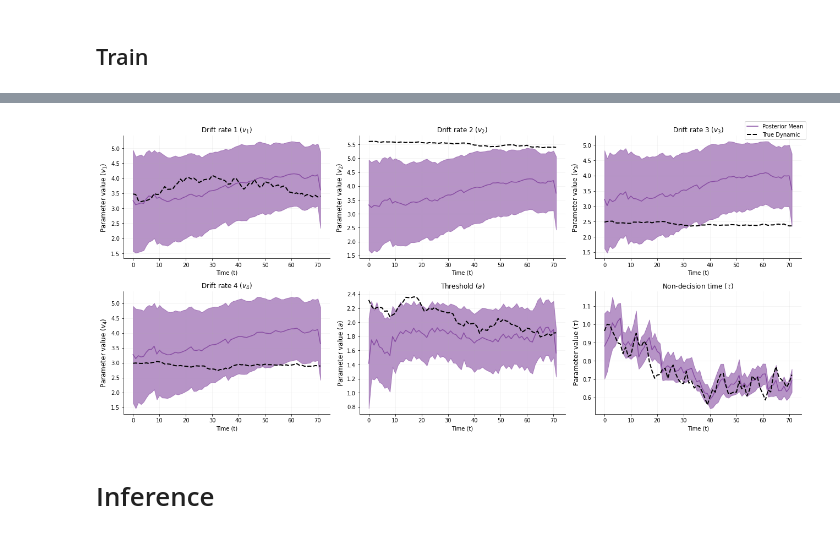
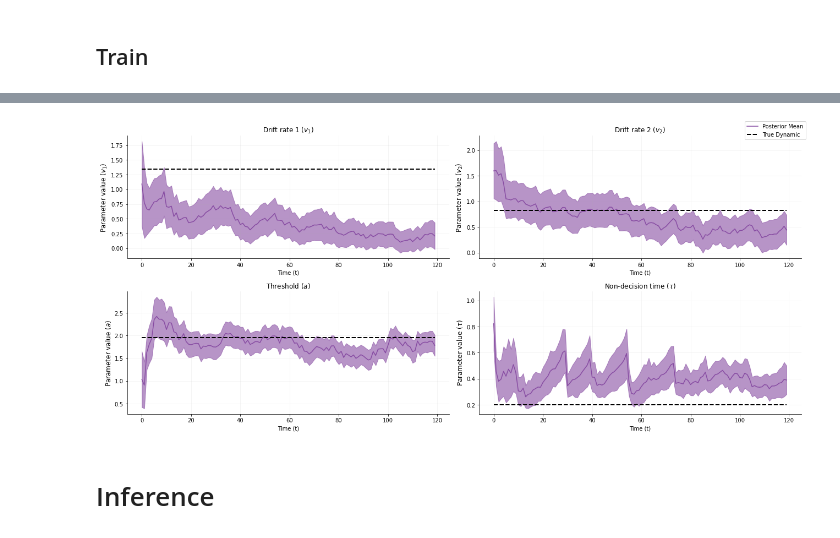
Before and after one commit to LuSchumacher/dynamic_models, a Jupyter notebook: notebooks/Dynamic_Simple_Playground_FullCov.ipynb, the cells around one changed output, grey strips where cells are left out. Cells and saved outputs as stored; diff of their text form; code cells hidden in the pictures.

```diff
--- a/notebooks/Dynamic_Simple_Playground_FullCov.ipynb
+++ b/notebooks/Dynamic_Simple_Playground_FullCov.ipynb
@@ -206,7 +244,7 @@ def train_epoch(network, optimizer, batch_size, steps_per_epoch, p_bar):
 N_OBS = 120
 # %%
 epochs = 50
-batch_size = 4
+batch_size = 32
 steps_per_epoch = 1000
 learning_rate = 0.0005
 optimizer = tf.keras.optimizers.Adam(learning_rate)
@@ -220,5 +278,5 @@ for ep in range(1, epochs+1):
 # %%
-def plot_dynamic_posterios(dynamic_posterior, par_labels, par_names,
+def plot_dynamic_posteriors(dynamic_posterior, par_labels, par_names,
                            ground_truths=None, color_pred='#884da3'):
     """
     Inspects the dynamic posterior given a single data set. Assumes six dynamic paramters.
@@ -235,7 +293,7 @@ def plot_dynamic_posterios(dynamic_posterior, par_labels, par_names,
     alphas = [0.6]
 
     time = np.arange(x_t.shape[1])
-    f, axarr = plt.subplots(2, 3, figsize=(18, 8))
+    f, axarr = plt.subplots(2, 2, figsize=(18, 8))
     for i, ax in enumerate(axarr.flat):
 
         ax.plot(time, means[:, i], color=color_pred, label='Posterior Mean')
@@ -263,0 +326,30 @@ x_in = np.concatenate((x_t, context_draws), axis=-1)
+# %%
+# static simulation
+sim_data = pd.read_csv('../src/stan_modeling/sim_data.csv', sep=',', header=0, index_col=False)
+
+# dataframe to multidim array
+count_sim = sim_data.sim.value_counts().sort_index().values
+mask = count_sim[:,None] > np.arange(count_sim.max())
+vals = sim_data.loc[:, ['rt', 'context']].values
+out_shp = mask.shape + (2,)
+out = np.full(out_shp, [np.nan, np.nan])
+out[mask] = vals
+
+# dummy-coding context
+out[(out[:, :, 1] == 2), 1] = 0
+
+x_in = out
+
+
+# true parameter
+parameter = pd.read_csv('../src/stan_modeling/simulation_outcome.csv', sep=',', header=0, index_col=False)
+
+# dataframe to multidim array
+n_sim = parameter['sim'].max()
+n_obs = 120
+params_t = np.zeros((n_sim, n_obs, 4))
+for sim in range(n_sim):
+    tmp = np.array(parameter['true_param'][parameter['sim'] == sim+1])
+    params_t[sim] = np.repeat([tmp, tmp], 60, axis=0)
+
+parameter
@@ -264,13 +370,12 @@ x_in = np.concatenate((x_t, context_draws), axis=-1)
 # %%
-which = 5
+which = 0
 dynamic_posterior = network(x_in[which:(which+1)])
 ground_truths = params_t[which]
-par_labels = ['Drift rate 1', 'Drift rate 2', 'Drift rate 3',
-              'Drift rate 4', 'Threshold', 'Non-decision time']
-par_names = [r'$v_1$', r'$v_2$', r'$v_3$', r'$v_4$', r'$a$', r'$\tau$']
-plot_dynamic_posterios(dynamic_posterior, par_labels,  par_names, ground_truths)
+par_labels = ['Drift rate 1', 'Drift rate 2', 'Threshold', 'Non-decision time']
+par_names = [r'$v_1$', r'$v_2$', r'$a$', r'$\tau$']
+plot_dynamic_posteriors(dynamic_posterior, par_labels,  par_names, ground_truths)
 # %% [output]
-[figure, old version]
+[figure, new version]
 # %% [markdown]
 # Inference
 # %%
```
Also changed, not shown: parts of 11 cells of this notebook, 2 other files.
